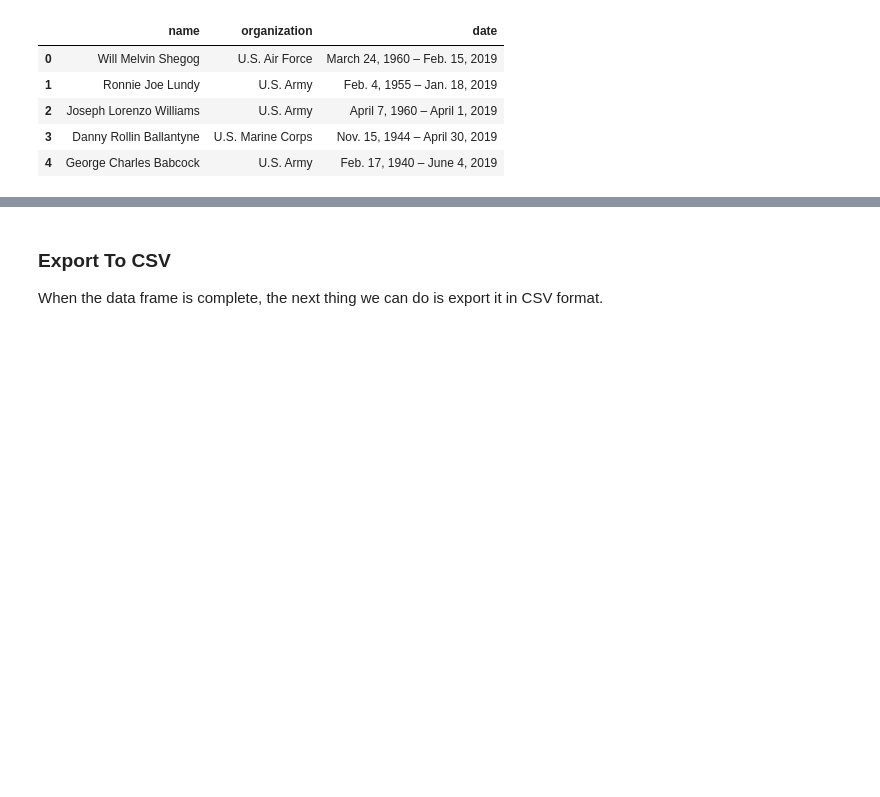
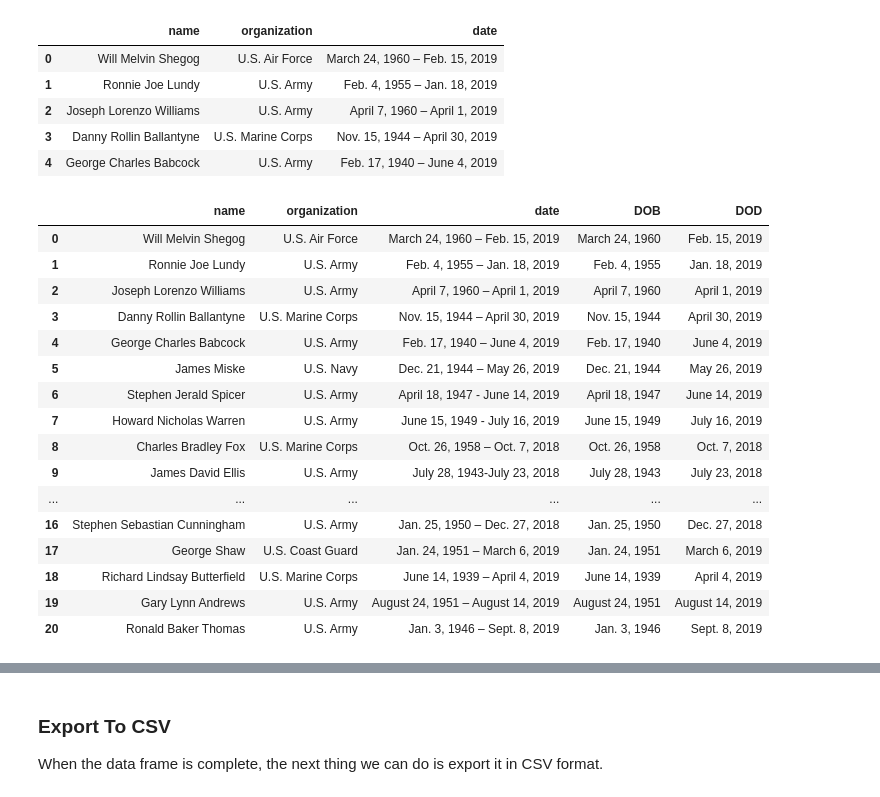
Before and after one commit to larakaracasu/Indigent-Burial-Analysis, a Jupyter notebook: notebooks/data-scrape.ipynb, the cells around one changed output, grey strips where cells are left out. Saved outputs shown, nothing was run; the diff lists cells and outputs as text; code cells hidden in the pictures; blank space fills up the shorter version.

```diff
--- a/notebooks/data-scrape.ipynb
+++ b/notebooks/data-scrape.ipynb
@@ -279,3 +294,24 @@ df.head()
 | 2 | Joseph Lorenzo Williams | U.S. Army | April 7, 1960 – April 1, 2019 |
 | 3 | Danny Rollin Ballantyne | U.S. Marine Corps | Nov. 15, 1944 – April 30, 2019 |
 | 4 | George Charles Babcock | U.S. Army | Feb. 17, 1940 – June 4, 2019 |
+# %%
+df[['DOB','DOD']] = df.date.str.split("[–-]",expand=True)
+df
+# %% [output]
+|  | name | organization | date | DOB | DOD |
+| 0 | Will Melvin Shegog | U.S. Air Force | March 24, 1960 – Feb. 15, 2019 | March 24, 1960 | Feb. 15, 2019 |
+| 1 | Ronnie Joe Lundy | U.S. Army | Feb. 4, 1955 – Jan. 18, 2019 | Feb. 4, 1955 | Jan. 18, 2019 |
+| 2 | Joseph Lorenzo Williams | U.S. Army | April 7, 1960 – April 1, 2019 | April 7, 1960 | April 1, 2019 |
+| 3 | Danny Rollin Ballantyne | U.S. Marine Corps | Nov. 15, 1944 – April 30, 2019 | Nov. 15, 1944 | April 30, 2019 |
+| 4 | George Charles Babcock | U.S. Army | Feb. 17, 1940 – June 4, 2019 | Feb. 17, 1940 | June 4, 2019 |
+| 5 | James Miske | U.S. Navy | Dec. 21, 1944 – May 26, 2019 | Dec. 21, 1944 | May 26, 2019 |
+| 6 | Stephen Jerald Spicer | U.S. Army | April 18, 1947 - June 14, 2019 | April 18, 1947 | June 14, 2019 |
+| 7 | Howard Nicholas Warren | U.S. Army | June 15, 1949 - July 16, 2019 | June 15, 1949 | July 16, 2019 |
+| 8 | Charles Bradley Fox | U.S. Marine Corps | Oct. 26, 1958 – Oct. 7, 2018 | Oct. 26, 1958 | Oct. 7, 2018 |
+| 9 | James David Ellis | U.S. Army | July 28, 1943-July 23, 2018 | July 28, 1943 | July 23, 2018 |
+| ... | ... | ... | ... | ... | ... |
+| 16 | Stephen Sebastian Cunningham | U.S. Army | Jan. 25, 1950 – Dec. 27, 2018 | Jan. 25, 1950 | Dec. 27, 2018 |
+| 17 | George Shaw | U.S. Coast Guard | Jan. 24, 1951 – March 6, 2019 | Jan. 24, 1951 | March 6, 2019 |
+| 18 | Richard Lindsay Butterfield | U.S. Marine Corps | June 14, 1939 – April 4, 2019 | June 14, 1939 | April 4, 2019 |
+| 19 | Gary Lynn Andrews | U.S. Army | August 24, 1951 – August 14, 2019 | August 24, 1951 | August 14, 2019 |
+| 20 | Ronald Baker Thomas | U.S. Army | Jan. 3, 1946 – Sept. 8, 2019 | Jan. 3, 1946 | Sept. 8, 2019 |
```
Also changed, not shown: parts of 8 cells of this notebook, 2 other files.
